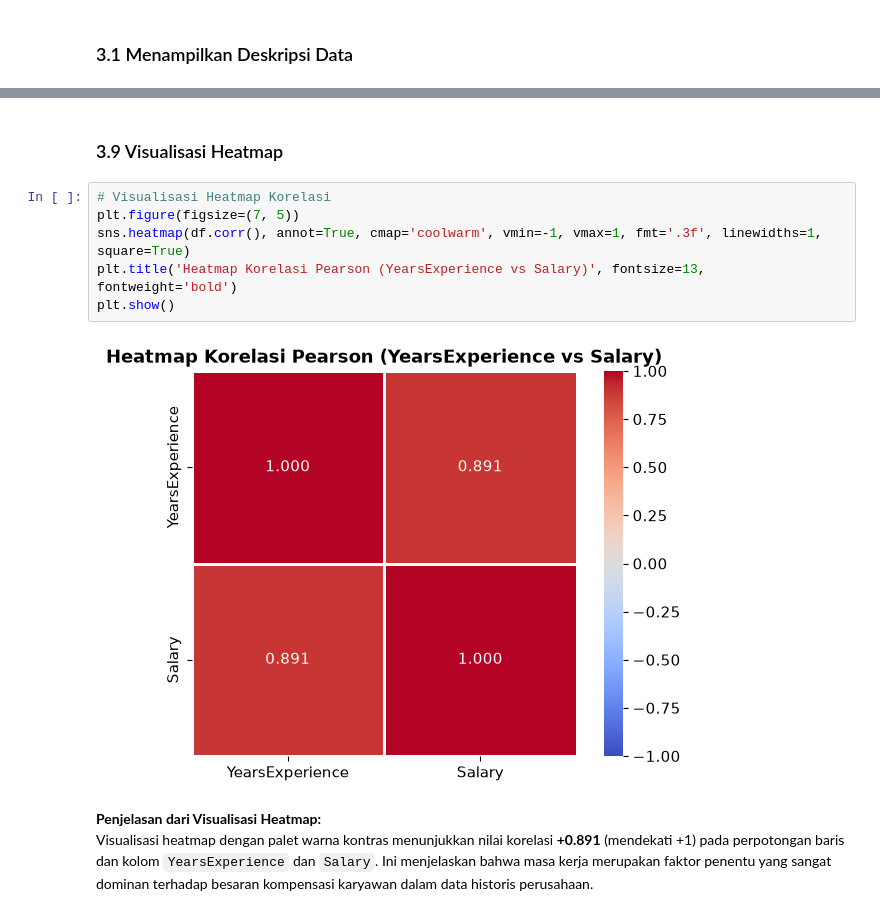
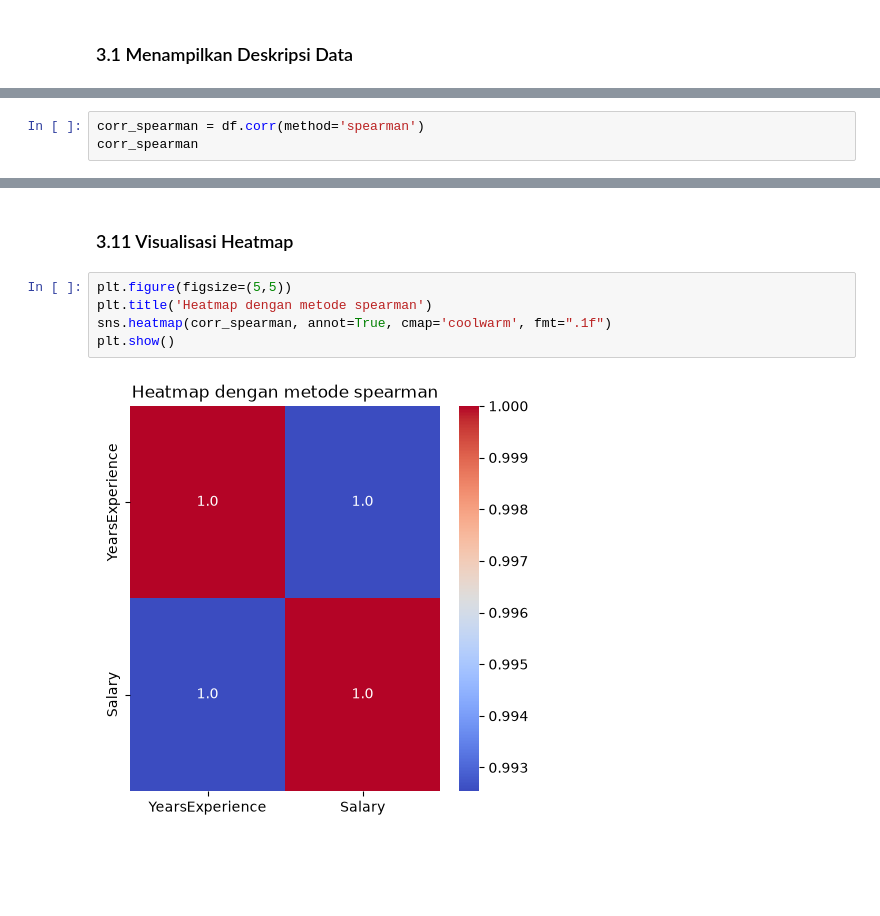
Before and after one commit to raffahamizan02/Bootcamp-UBIG, a Jupyter notebook: TugasPertama/Salary_Analysis.ipynb, the cells around one changed output, grey strips where cells are left out. Cells and saved outputs as stored; diff of their text form; blank space fills up the shorter version.

```diff
--- a/TugasPertama/Salary_Analysis.ipynb
+++ b/TugasPertama/Salary_Analysis.ipynb
@@ -465,0 +216,3 @@ Data Outlier beserta Nilai Z-Score:
+# %%
+corr_spearman = df.corr(method='spearman')
+corr_spearman
@@ -466,16 +232,12 @@ Data Outlier beserta Nilai Z-Score:
 # %% [markdown]
-### 3.9 Visualisasi Heatmap
+### 3.11 Visualisasi Heatmap
 # %%
-# Visualisasi Heatmap Korelasi
-plt.figure(figsize=(7, 5))
-sns.heatmap(df.corr(), annot=True, cmap='coolwarm', vmin=-1, vmax=1, fmt='.3f', linewidths=1, square=True)
-plt.title('Heatmap Korelasi Pearson (YearsExperience vs Salary)', fontsize=13, fontweight='bold')
+plt.figure(figsize=(5,5))
+plt.title('Heatmap dengan metode spearman')
+sns.heatmap(corr_spearman, annot=True, cmap='coolwarm', fmt=".1f")
 plt.show()
 # %% [output]
-[figure, old version]
+[figure, new version]
-# %% [markdown]
-**Penjelasan dari Visualisasi Heatmap:**
-Visualisasi heatmap dengan palet warna kontras menunjukkan nilai korelasi **+0.891** (mendekati +1) pada perpotongan baris dan kolom `YearsExperience` dan `Salary`. Ini menjelaskan bahwa masa kerja merupakan faktor penentu yang sangat dominan terhadap besaran kompensasi karyawan dalam data historis perusahaan.
 # %% [markdown]
 ---
 
```
Also changed, not shown: parts of 56 cells of this notebook.
